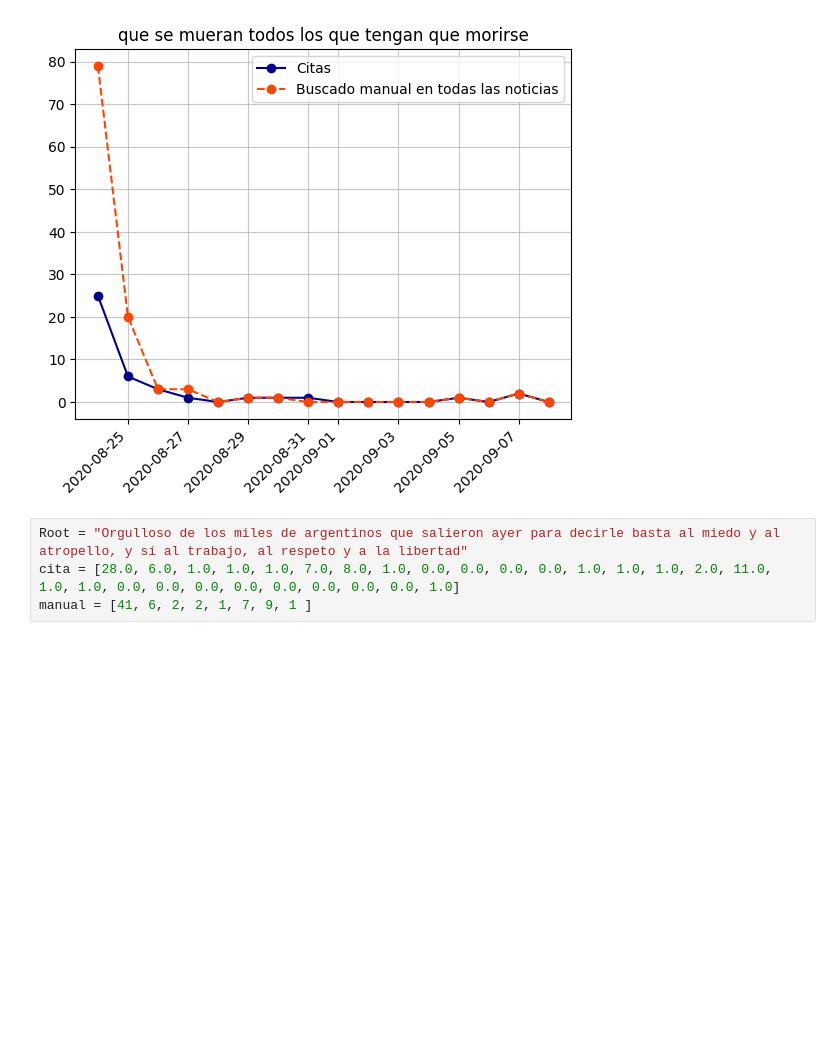
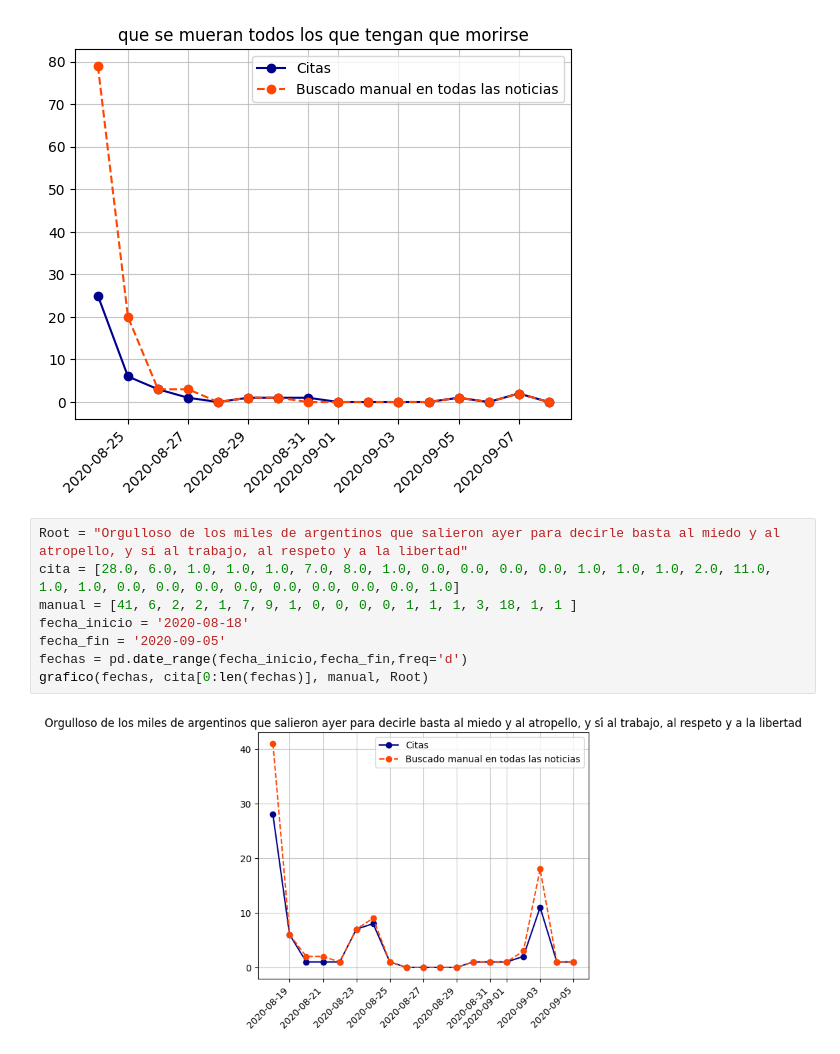
Before and after one commit to Ale-Mildiner/Tesis, a Jupyter notebook: Base_Medios_Arg/visualizacion_comparacion_con-sin_comillas.ipynb, the cells around one changed output. Saved outputs shown, nothing was run; the diff lists cells and outputs as text; blank space fills up the shorter version.

Commit message:
modificiacion, visualziacioncomparacion y un archivo para empezar a ver al base tw

```diff
--- a/Base_Medios_Arg/visualizacion_comparacion_con-sin_comillas.ipynb
+++ b/Base_Medios_Arg/visualizacion_comparacion_con-sin_comillas.ipynb
@@ -57,4 +57,10 @@ grafico(fechas, cita[0:len(fechas)], manual, Root)
 # %%
 Root = "Orgulloso de los miles de argentinos que salieron ayer para decirle basta al miedo y al atropello, y sí al trabajo, al respeto y a la libertad"
 cita = [28.0, 6.0, 1.0, 1.0, 1.0, 7.0, 8.0, 1.0, 0.0, 0.0, 0.0, 0.0, 1.0, 1.0, 1.0, 2.0, 11.0, 1.0, 1.0, 0.0, 0.0, 0.0, 0.0, 0.0, 0.0, 0.0, 0.0, 1.0]
-manual = [41, 6, 2, 2, 1, 7, 9, 1 ]
+manual = [41, 6, 2, 2, 1, 7, 9, 1, 0, 0, 0, 0, 1, 1, 1, 3, 18, 1, 1 ]
+fecha_inicio = '2020-08-18'
+fecha_fin = '2020-09-05'
+fechas = pd.date_range(fecha_inicio,fecha_fin,freq='d')
+grafico(fechas, cita[0:len(fechas)], manual, Root)
+# %% [output]
+[figure, added]
```
Also changed, not shown: 1 other file.
